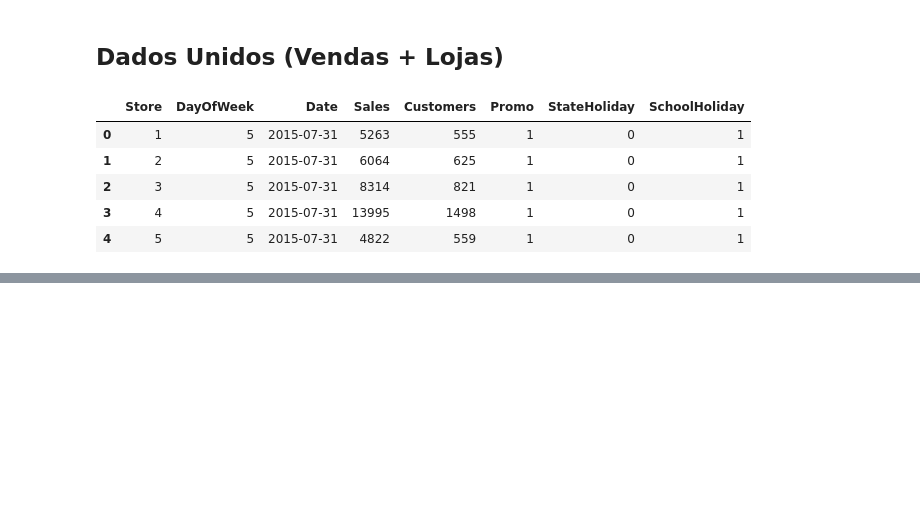
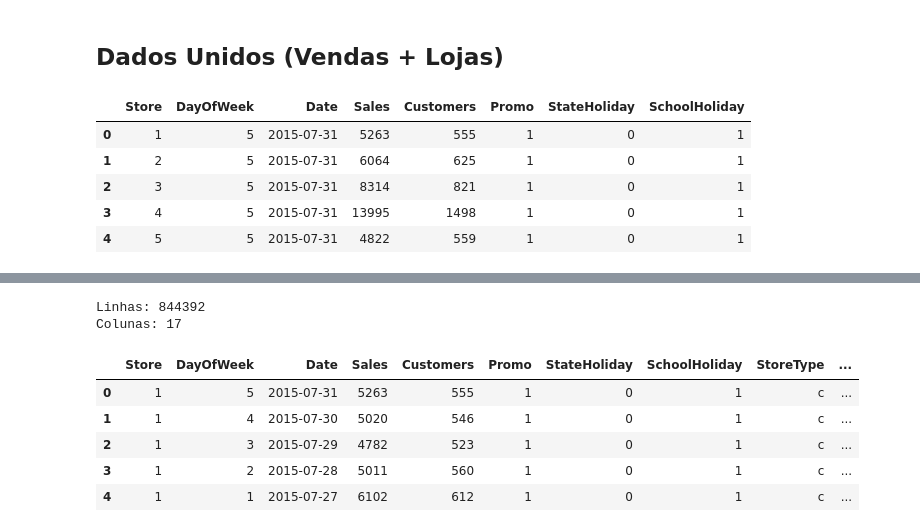
Before and after one commit to Brandao20vtr/projetos, a Jupyter notebook: Analise_Exploratoria_Vendas.ipynb, the cells around one changed output, grey strips where cells are left out. Drawn from its saved outputs; the diff is of its cells as text; code cells hidden in the pictures; blank space fills up the shorter version.

```diff
--- a/Analise_Exploratoria_Vendas.ipynb
+++ b/Analise_Exploratoria_Vendas.ipynb
@@ -432,3 +432,18 @@ store_info_df.head()
 # how = 'inner' --> Tipo de relacionamento
 # on = 'Store' --> Qual parte da tabela vai conectar (Que liga uma tabela a outra)
 sales_train_all_df = pd.merge(sales_train_df, store_info_df, how = 'inner', on = 'Store')
+# %%
+print(f'Linhas: {sales_train_all_df.shape[0]}')
+print(f'Colunas: {sales_train_all_df.shape[1]}')
+# %% [output]
+Linhas: 844392
+Colunas: 17
+# %%
+sales_train_all_df.head()
+# %% [output]
+|  | Store | DayOfWeek | Date | Sales | Customers | Promo | StateHoliday | SchoolHoliday | StoreType | ... |
+| 0 | 1 | 5 | 2015-07-31 | 5263 | 555 | 1 | 0 | 1 | c | ... |
+| 1 | 1 | 4 | 2015-07-30 | 5020 | 546 | 1 | 0 | 1 | c | ... |
+| 2 | 1 | 3 | 2015-07-29 | 4782 | 523 | 1 | 0 | 1 | c | ... |
+| 3 | 1 | 2 | 2015-07-28 | 5011 | 560 | 1 | 0 | 1 | c | ... |
+| 4 | 1 | 1 | 2015-07-27 | 6102 | 612 | 1 | 0 | 1 | c | ... |
```
Also changed, not shown: parts of 1 cell of this notebook.
